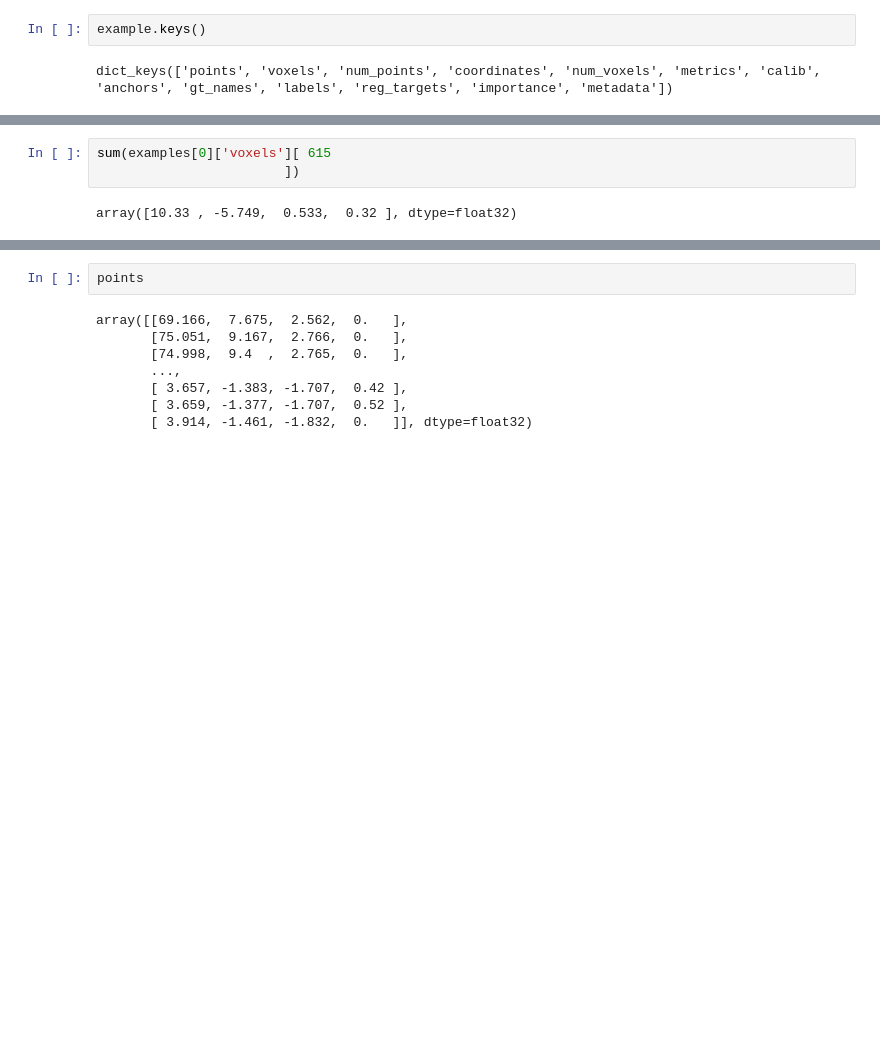
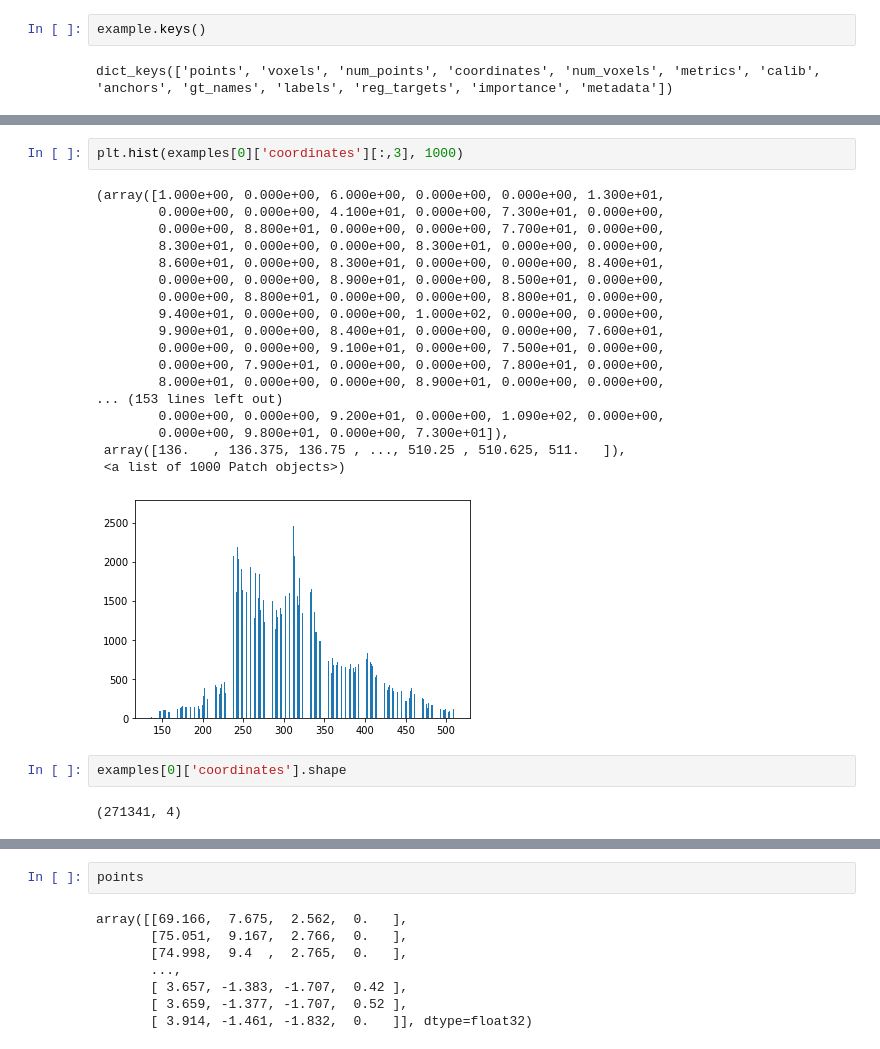
Before and after one commit to reveriel/depconv, a Jupyter notebook: second/simple-inference.ipynb, the cells around one changed output, grey strips where cells are left out. Saved outputs shown, nothing was run; the diff lists cells and outputs as text; blank space fills up the shorter version.

```diff
--- a/second/simple-inference.ipynb
+++ b/second/simple-inference.ipynb
@@ -217,8 +197,28 @@ plt.plot(examples[0]['coordinates'][:,3])
-# %%
-sum(examples[0]['voxels'][ 615
-                        ])
-# %% [output]
-array([10.33 , -5.749,  0.533,  0.32 ], dtype=float32)
+# %%
+plt.hist(examples[0]['coordinates'][:,3], 1000)
+# %% [output]
+(array([1.000e+00, 0.000e+00, 6.000e+00, 0.000e+00, 0.000e+00, 1.300e+01,
+        0.000e+00, 0.000e+00, 4.100e+01, 0.000e+00, 7.300e+01, 0.000e+00,
+        0.000e+00, 8.800e+01, 0.000e+00, 0.000e+00, 7.700e+01, 0.000e+00,
+        8.300e+01, 0.000e+00, 0.000e+00, 8.300e+01, 0.000e+00, 0.000e+00,
+        8.600e+01, 0.000e+00, 8.300e+01, 0.000e+00, 0.000e+00, 8.400e+01,
+        0.000e+00, 0.000e+00, 8.900e+01, 0.000e+00, 8.500e+01, 0.000e+00,
+        0.000e+00, 8.800e+01, 0.000e+00, 0.000e+00, 8.800e+01, 0.000e+00,
+        9.400e+01, 0.000e+00, 0.000e+00, 1.000e+02, 0.000e+00, 0.000e+00,
+        9.900e+01, 0.000e+00, 8.400e+01, 0.000e+00, 0.000e+00, 7.600e+01,
+        0.000e+00, 0.000e+00, 9.100e+01, 0.000e+00, 7.500e+01, 0.000e+00,
+        0.000e+00, 7.900e+01, 0.000e+00, 0.000e+00, 7.800e+01, 0.000e+00,
+        8.000e+01, 0.000e+00, 0.000e+00, 8.900e+01, 0.000e+00, 0.000e+00,
+... (153 lines left out)
+        0.000e+00, 0.000e+00, 9.200e+01, 0.000e+00, 1.090e+02, 0.000e+00,
+        0.000e+00, 9.800e+01, 0.000e+00, 7.300e+01]),
+ array([136.   , 136.375, 136.75 , ..., 510.25 , 510.625, 511.   ]),
+ <a list of 1000 Patch objects>)
+[figure, added]
+# %%
+examples[0]['coordinates'].shape
+# %% [output]
+(271341, 4)
 # %%
 example = examples[5]
 example = example_convert_to_torch(example, torch.float32)
```
Also changed, not shown: parts of 29 cells of this notebook, 12 other files.
